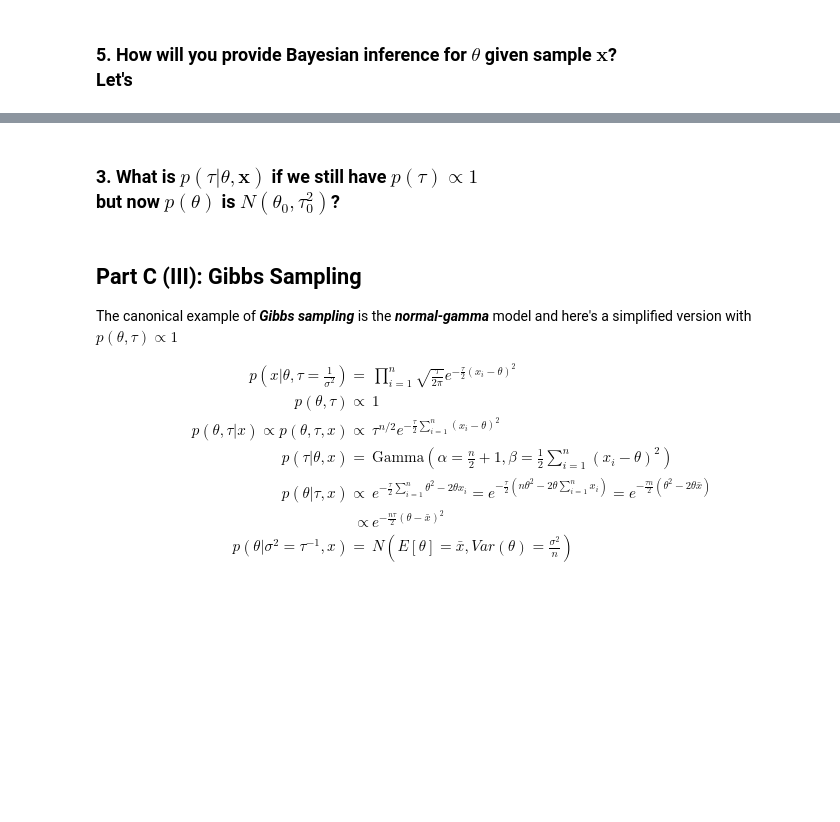
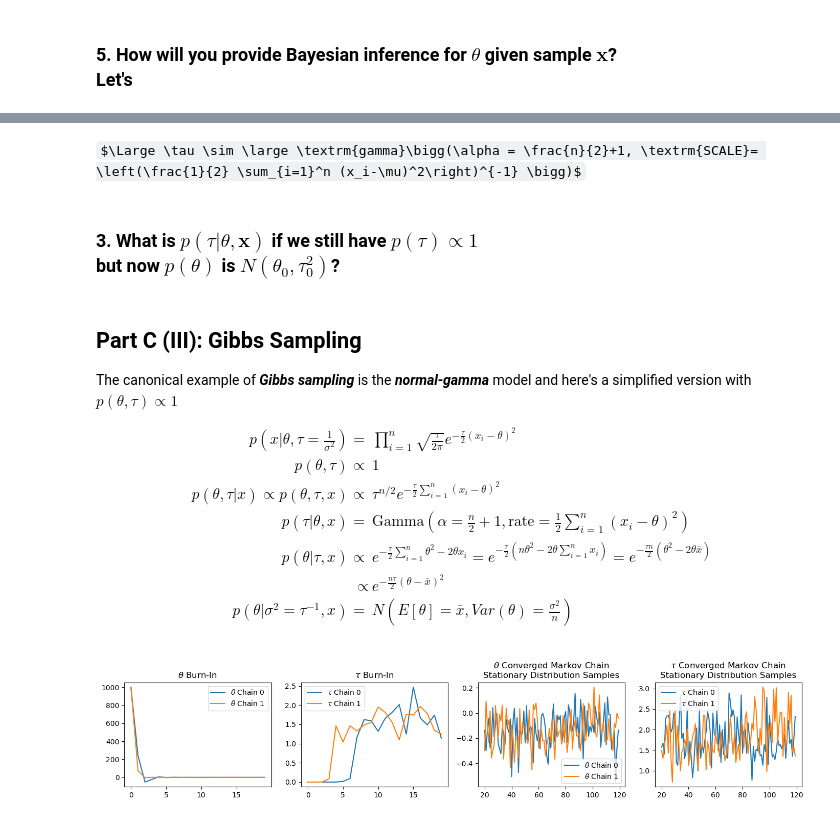
Before and after one commit to maltseasy/STA365, a Jupyter notebook: Bayes_02_The_Normal-Gamma_Model.ipynb, the cells around one changed output, grey strips where cells are left out. Saved outputs shown, nothing was run; the diff lists cells and outputs as text; code cells hidden in the pictures; some formulas as TeX source; blank space fills up the shorter version.

```diff
--- a/Bayes_02_The_Normal-Gamma_Model.ipynb
+++ b/Bayes_02_The_Normal-Gamma_Model.ipynb
@@ -122,3 +159,5 @@ $
+# %% [markdown]
+$\Large \tau \sim \large \textrm{gamma}\bigg(\alpha = \frac{n}{2}+1, \textrm{SCALE}= \left(\frac{1}{2} \sum_{i=1}^n (x_i-\mu)^2\right)^{-1} \bigg)$
 # %% [markdown]
 ### 3. What is $p(\tau|\theta, \mathbf{x})$ if we still have $p(\tau) \propto 1$<br>but now $p(\theta)$ is $N(\theta_0, \tau^2_0)$?
 # %% [markdown]
@@ -130,7 +169,7 @@ $$\begin{align*}
 p\left(x|\theta,\tau=\frac{1}{\sigma^2}\right) = {} & \prod_{i=1}^n \sqrt{\frac{\tau}{2\pi}} e^{-\frac{\tau}{2}(x_i-\theta)^2}\\
 p(\theta,\tau) \propto {} & 1 \\
 p(\theta,\tau| x) \propto p(\theta,\tau, x) \propto {} &  \tau^{n/2} e^{-\frac{\tau}{2} \sum_{i=1}^n (x_i-\theta)^2} \\
-p(\tau|\theta, x) = {} & \text{Gamma}\left(\alpha = \frac{n}{2}+1, \beta= \frac{1}{2} \sum_{i=1}^n (x_i-\theta)^2 \right)\\
+p(\tau|\theta, x) = {} & \text{Gamma}\left(\alpha = \frac{n}{2}+1, \textrm{rate} = \frac{1}{2} \sum_{i=1}^n (x_i-\theta)^2 \right)\\
 p(\theta| \tau, x)  \propto {} & e^{-\frac{\tau}{2} \sum_{i=1}^n \theta^2 - 2\theta x_i} =  e^{-\frac{\tau}{2} \left(n\theta^2 - 2\theta \sum_{i=1}^n x_i\right)} = e^{-\frac{\tau n }{2} \left(\theta^2 - 2\theta \bar x\right)}\\
   \propto {} & e^{-\frac{n \tau}{2} (\theta - \bar x)^2} \\
 p(\theta| \sigma^2 = \tau^{-1}, x) = {} & N\left(E[\theta] = \bar x, Var(\theta) = \frac{\sigma^2}{n}\right)
@@ -139,3 +178,40 @@ p(\theta| \sigma^2 = \tau^{-1}, x) = {} & N\left(E[\theta] = \bar x, Var(\theta)
 import numpy as np
 import matplotlib.pyplot as plt
 from scipy import stats
+# %%
+# loc is mean and scale is standard deviation
+n = 30; x = stats.norm(loc=0, scale=1).rvs(size=n)
+C,G = 2,10000  # chains, Gibbs samples
+theta,tau = np.zeros([C,G]),np.zeros([C,G])
+theta[:,0] = 1000  # initialization
+for c in range(C):
+    for g in range(1,G):
+        # https://en.wikipedia.org/wiki/Gamma_distribution
+        alpha = n / 2  # Shape parameter
+        beta = np.sum((x - theta[c, g - 1]) ** 2) / 2  # Rate parameter
+        tau[c, g] = stats.gamma(a=alpha, scale=1 / beta).rvs()
+        mu = np.mean(x)
+        sigma2 = 1 / (n * tau[c, g])  # Variance of the Normal posterior
+        theta[c, g] = stats.norm(loc=mu, scale=np.sqrt(sigma2)).rvs()
+# %%
+fig, ax = plt.subplots(1, 4, figsize=(14, 3))
+ax[0].set_title("$\\theta$ Burn-In")
+ax[1].set_title("$\\tau$ Burn-In")
+ax[2].set_title("$\\theta$ Converged Markov Chain\nStationary Distribution Samples")
+ax[3].set_title("$\\tau$ Converged Markov Chain\nStationary Distribution Samples")
+
+burn = 20
+demo = 120
+for c in range(C):
+    ax[0].plot(theta[c, :burn], label="$\\theta$ Chain " + str(c))
+    ax[1].plot(tau[c, :burn], label="$\\tau$ Chain " + str(c))
+    ax[2].plot(np.arange(burn, demo, dtype=int), theta[c, burn:demo], label="$\\theta$ Chain " + str(c))
+    ax[3].plot(np.arange(burn, demo, dtype=int), tau[c, burn:demo], label="$\\tau$ Chain " + str(c))
+ax[0].legend()
+ax[1].legend()
+ax[2].legend()
+ax[3].legend()
+plt.tight_layout()
+plt.show()
+# %% [output]
+[figure, added]
```
Also changed, not shown: parts of 24 cells of this notebook, 1 other file.
